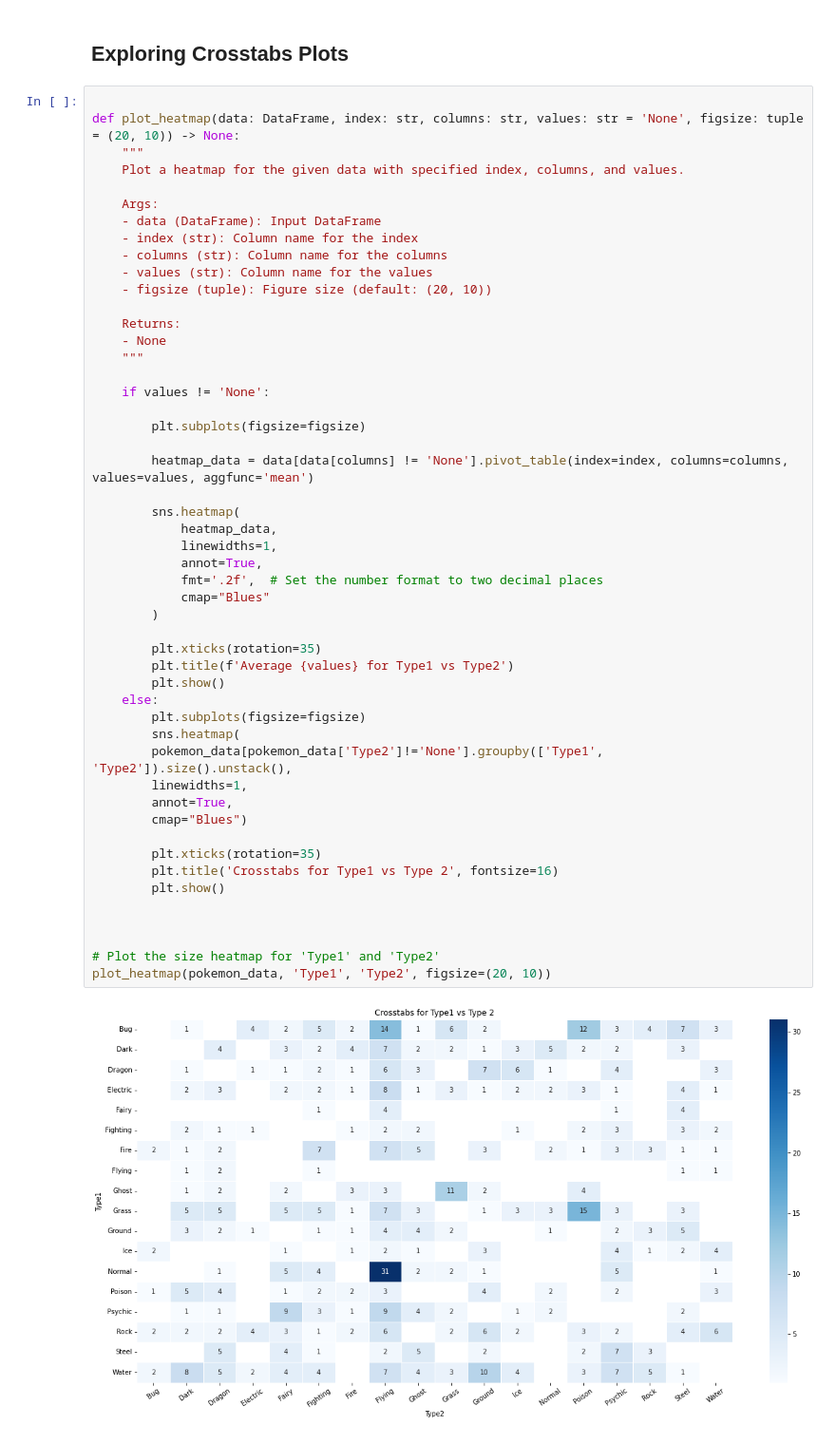
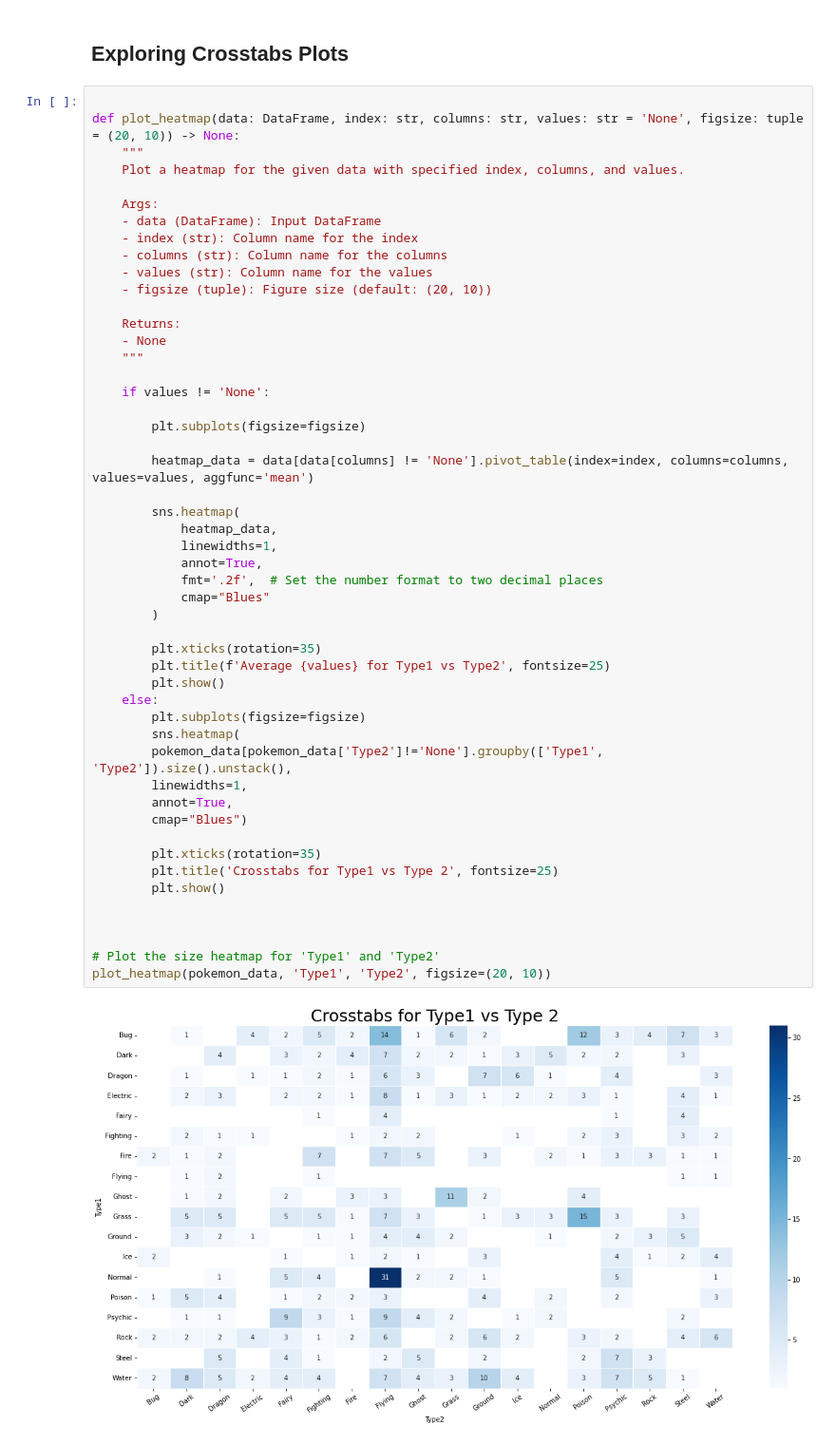
Before and after one commit to E-STAT/Pokemon_Analysis_AngelHack_July, a Jupyter notebook: pokemon_AngelHack.ipynb, the cells around one changed output. Shown at 95% size. Drawn from its saved outputs; the diff is of its cells as text.

```diff
--- a/pokemon_AngelHack.ipynb
+++ b/pokemon_AngelHack.ipynb
@@ -192,36 +192,36 @@ def plot_heatmap(data: DataFrame, index: str, columns: str, values: str = 'None'
         plt.subplots(figsize=figsize)
 
         heatmap_data = data[data[columns] != 'None'].pivot_table(index=index, columns=columns, values=values, aggfunc='mean')
 
         sns.heatmap(
             heatmap_data,
             linewidths=1,
             annot=True,
             fmt='.2f',  # Set the number format to two decimal places
             cmap="Blues"
         )
 
         plt.xticks(rotation=35)
-        plt.title(f'Average {values} for Type1 vs Type2')
+        plt.title(f'Average {values} for Type1 vs Type2', fontsize=25)
         plt.show()
     else:
         plt.subplots(figsize=figsize)
         sns.heatmap(
         pokemon_data[pokemon_data['Type2']!='None'].groupby(['Type1', 'Type2']).size().unstack(),
         linewidths=1,
         annot=True,
         cmap="Blues")
 
         plt.xticks(rotation=35)
-        plt.title('Crosstabs for Type1 vs Type 2', fontsize=16)
+        plt.title('Crosstabs for Type1 vs Type 2', fontsize=25)
         plt.show()
 
 
 
 # Plot the size heatmap for 'Type1' and 'Type2'
 plot_heatmap(pokemon_data, 'Type1', 'Type2', figsize=(20, 10))
 # %% [output]
-[figure, old version]
+[figure, new version]
 # %%
 # Plot the heatmap for 'Total' attribute
 plot_heatmap(pokemon_data, 'Type1', 'Type2', 'Total', figsize=(20, 10))
```
Also changed, not shown: parts of 9 cells of this notebook.
